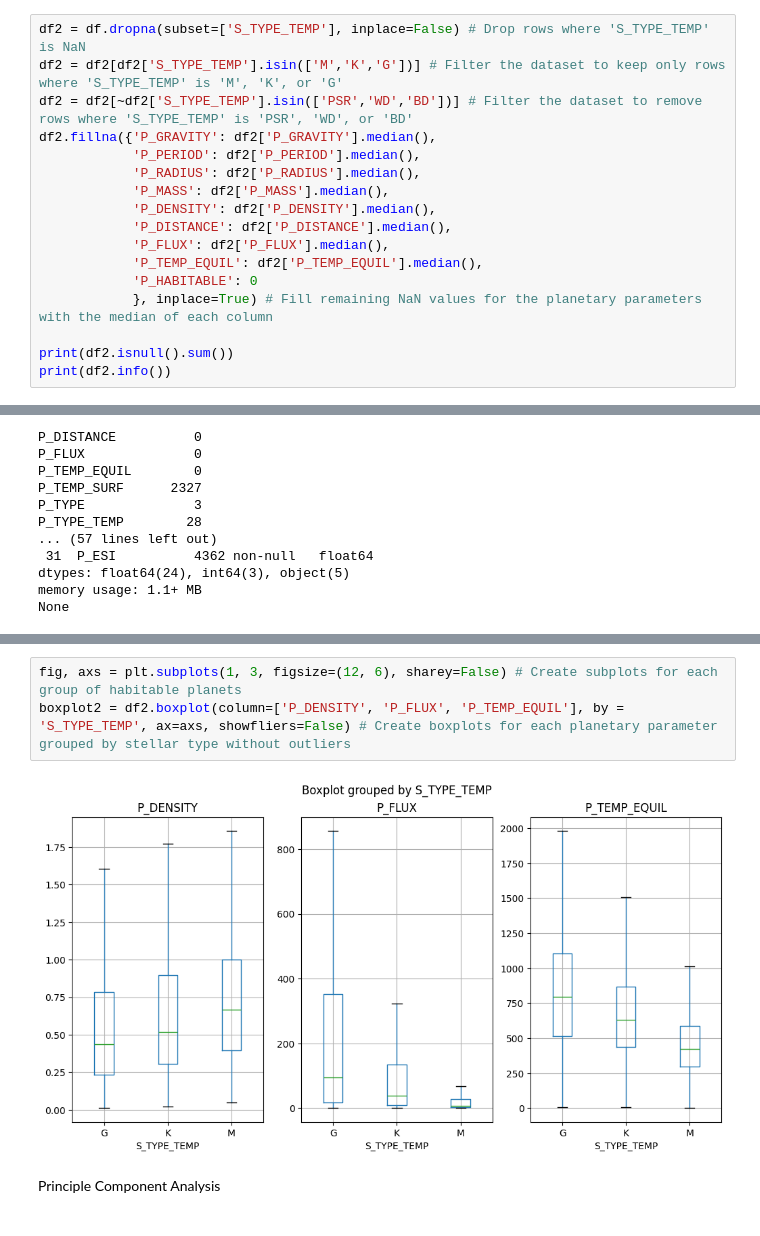
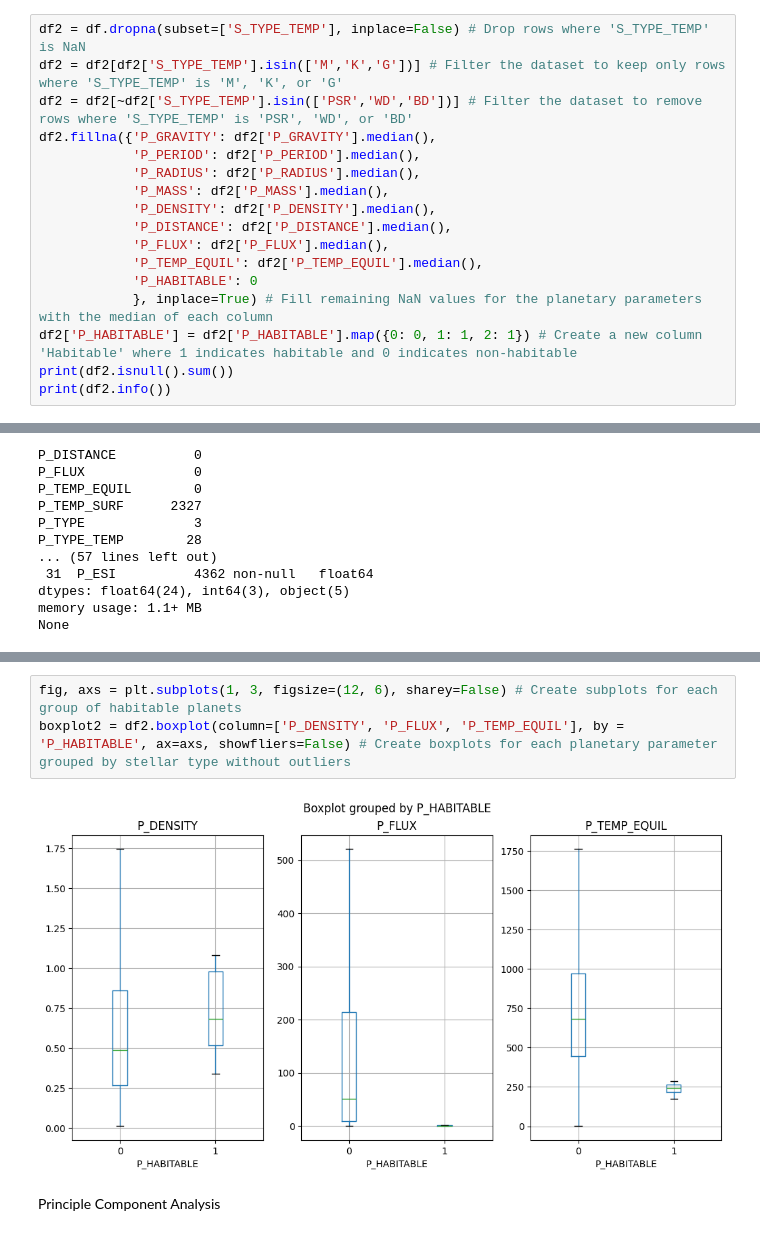
Before and after one commit to James-Gilberthorpe/Exo-planet-Analysis, a Jupyter notebook: Notebooks/Principle Component Analysis (Reduced Scope).ipynb, the cells around one changed output, grey strips where cells are left out. Drawn from its saved outputs; the diff is of its cells as text.

```diff
--- a/Notebooks/Principle Component Analysis (Reduced Scope).ipynb
+++ b/Notebooks/Principle Component Analysis (Reduced Scope).ipynb
@@ -22,7 +22,7 @@ df2.fillna({'P_GRAVITY': df2['P_GRAVITY'].median(),
             'P_TEMP_EQUIL': df2['P_TEMP_EQUIL'].median(),
             'P_HABITABLE': 0
             }, inplace=True) # Fill remaining NaN values for the planetary parameters with the median of each column
-
+df2['P_HABITABLE'] = df2['P_HABITABLE'].map({0: 0, 1: 1, 2: 1}) # Create a new column 'Habitable' where 1 indicates habitable and 0 indicates non-habitable
 print(df2.isnull().sum())
 print(df2.info())
 # %% [output]
@@ -56,8 +56,8 @@ boxplot2 = df2.boxplot(column=['P_MASS', 'P_GRAVITY', 'P_RADIUS', 'P_PERIOD', 'P
 # %%
 fig, axs = plt.subplots(1, 3, figsize=(12, 6), sharey=False) # Create subplots for each group of habitable planets
-boxplot2 = df2.boxplot(column=['P_DENSITY', 'P_FLUX', 'P_TEMP_EQUIL'], by = 'S_TYPE_TEMP', ax=axs, showfliers=False) # Create boxplots for each planetary parameter grouped by stellar type without outliers
+boxplot2 = df2.boxplot(column=['P_DENSITY', 'P_FLUX', 'P_TEMP_EQUIL'], by = 'P_HABITABLE', ax=axs, showfliers=False) # Create boxplots for each planetary parameter grouped by stellar type without outliers
 # %% [output]
-[figure, old version]
+[figure, new version]
 # %% [markdown]
 Principle Component Analysis
 # %%
```
Also changed, not shown: parts of 7 cells of this notebook, 4 other files.
